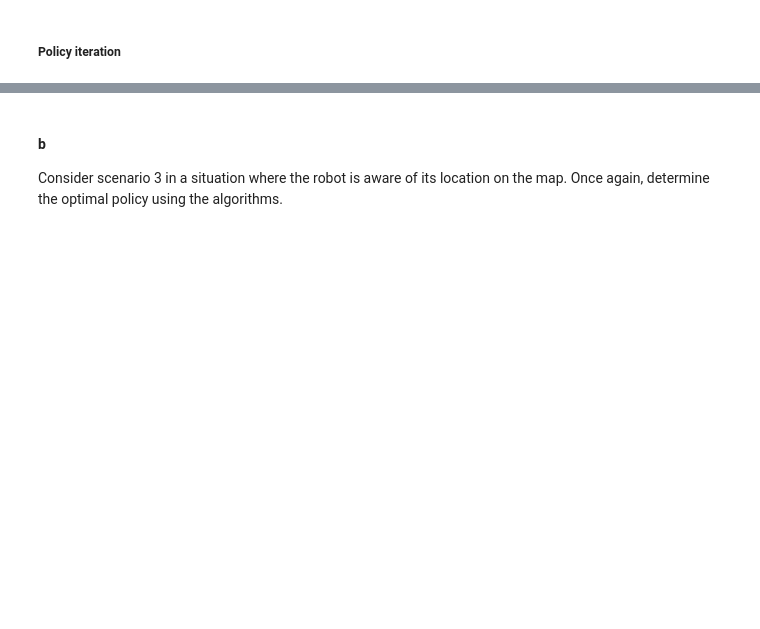
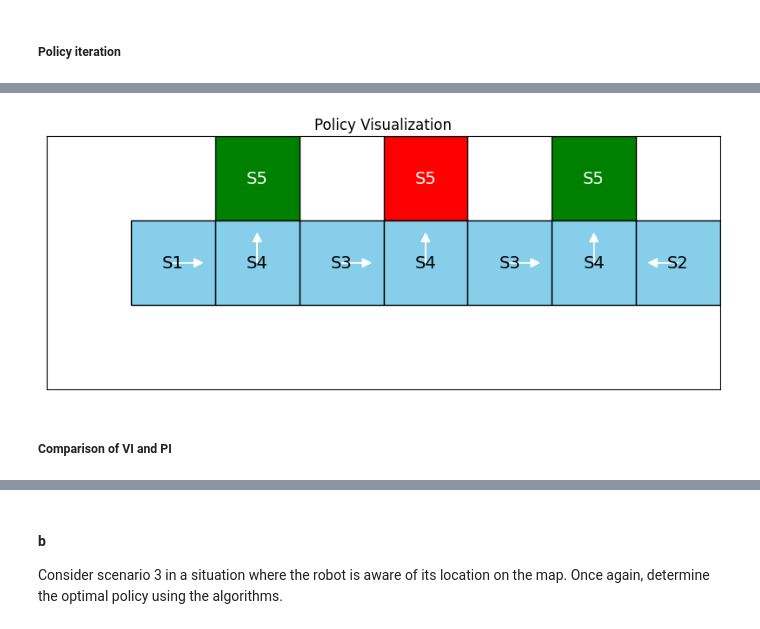
Before and after one commit to maj2idfar/Interactive-Learning-Course-Projects, a Jupyter notebook: 2_MDP_and_Dynamic_Programming/2_MDP_and_Dynamic_Programming.ipynb, the cells around one changed output, grey strips where cells are left out. Saved outputs shown, nothing was run; the diff lists cells and outputs as text; code cells hidden in the pictures; blank space fills up the shorter version.

```diff
--- a/2_MDP_and_Dynamic_Programming/2_MDP_and_Dynamic_Programming.ipynb
+++ b/2_MDP_and_Dynamic_Programming/2_MDP_and_Dynamic_Programming.ipynb
@@ -569,0 +625,6 @@ S5: Right
+# %%
+pi_policy = plot_custom_grid(pi_policy.select_action, state_positions, states, actions)
+# %% [output]
+[figure, added]
+# %% [markdown]
+##### Comparison of VI and PI
```
Also changed, not shown: parts of 50 cells of this notebook.
